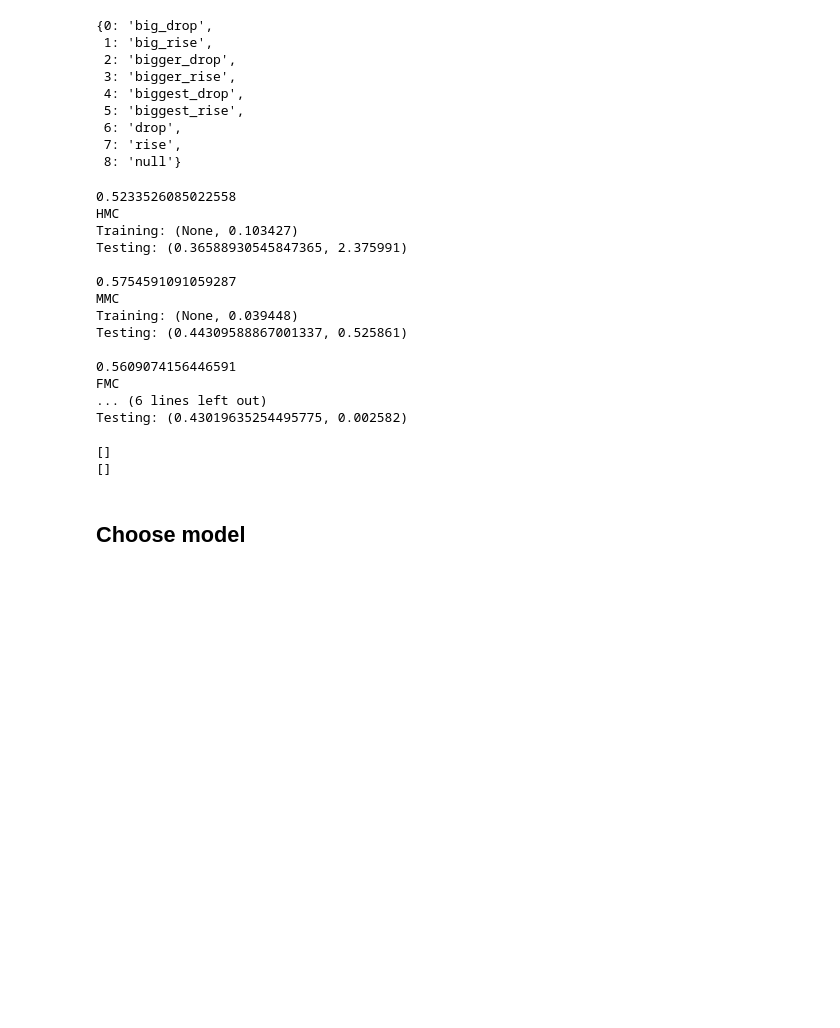
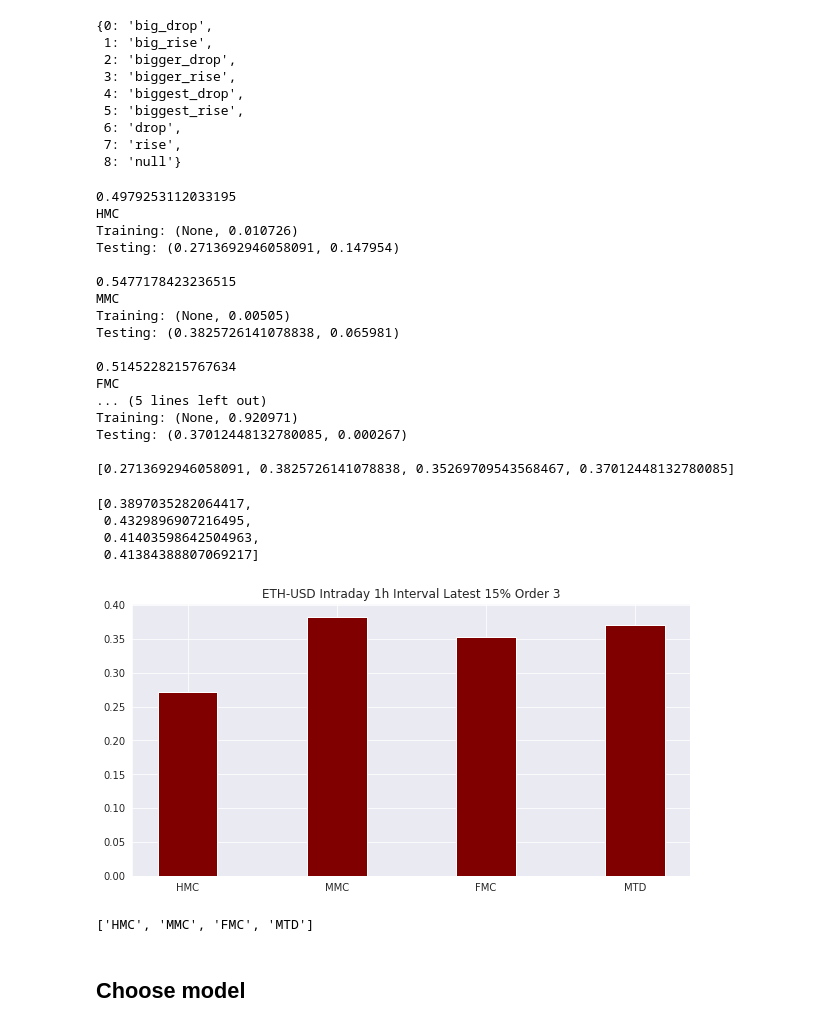
Before and after one commit to forksup/MMC_Research, a Jupyter notebook: Example_Notebooks/experiment_on_bitcoin_price.ipynb, the cells around one changed output. Drawn from its saved outputs; the diff is of its cells as text; code cells hidden in the pictures; blank space fills up the shorter version.

```diff
--- a/Example_time_series.ipynb
+++ b/Example_Notebooks/experiment_on_bitcoin_price.ipynb
@@ -63,9 +64,12 @@ df.dropna(inplace=True)
 import requests
 import pandas as pd
 
-def get_crypto_price(symbol, exchange, start_date = None):
+interval = "1h"
+symbol = "ETH-USD"
+def get_crypto_price(symbol, exchange,interval, start_date = None):
     api_key = 'QEUZDNSCRV22B7VL'
-    api_url = f'https://eodhistoricaldata.com/api/intraday/BTC-USD.CC?api_token=630d712fd8bd74.01254339&interval=5m&fmt=json'
+    api_url = f'https://eodhistoricaldata.com/api/intraday/{symbol}.CC?api_token=630d712fd8bd74.01254339&interval={interval}&fmt=json'
+    #print(requests.get(api_url).text)
     raw_df = requests.get(api_url).json()
     df = pd.DataFrame(raw_df)
     #df = df.rename(columns = {'1a. open (USD)': 'open', '2a. high (USD)': 'high', '3a. low (USD)': 'low', '4a. close (USD)': 'close', '5. volume': 'volume'})
@@ -74,7 +78,7 @@ def get_crypto_price(symbol, exchange, start_date = None):
     #df = df.iloc[::-1].drop(['1b. open (USD)', '2b. high (USD)', '3b. low (USD)', '4b. close (USD)', '6. market cap (USD)'], axis = 1)
     return df
 
-df = get_crypto_price(symbol = 'BTC', exchange = 'USD')
+df = get_crypto_price(symbol = symbol, exchange = 'USD', interval = interval)
 df['Change'] = df['close'].diff()
 
 df['Change_enc'] = np.nan
@@ -90,6 +94,10 @@ df.loc[df.Change >= std, 'Change_enc'] = 'big_rise'
 df.loc[df.Change >= 2*std, 'Change_enc'] = 'bigger_rise'
 df.loc[df.Change >= 3*std, 'Change_enc'] = 'biggest_rise'
 
+# New York
+# London
+# Asia
+
 #df.loc[df.Change.between(-5, 5), 'Change_enc'] = 'NO_CHANGE'
 
 df.dropna(inplace=True)
@@ -130,7 +124,7 @@ bics = []
 # %%
 from sklearn.model_selection import train_test_split
 
-order = 4
+order = 3
 
 sc = SequenceCutter(order)
 x, y = sc.transform(df.Change_enc.values)
@@ -159,9 +153,6 @@ X_train, X_test, y_train, y_test = x_tr[div:, :],x_tr[:div, :], y_tr[div:], y_tr
 #X_train, y_train = x_tr, y_tr
 #X_test, y_test = x_tr, y_tr
 amount_to_average = 1
-
-training_master = []
-testing_master = []
 
 sgo_type = "greedy"
 methods = [HMC, MMC, FMC, MTD] #FMC]
@@ -179,7 +170,8 @@ for _ in range(amount_to_average):
         model = m(state_count, order=order)
         training = MarkovChain.calculate_time(model.train, args_training)
         testing = MarkovChain.calculate_time(model.test, args_testing)
-
+        #results_training.append(training[0])
+        results_testing.append(testing[0])
 
         pred_res = model.predict(X_test)
         count = 0
@@ -198,25 +190,22 @@ for _ in range(amount_to_average):
         print(f"Testing: {testing}")
         print("")
 
-    print(results_training)
     print(results_testing)
-    training_master.append(results_training)
-    testing_master.append(results_testing)
 # %% [output]
-0.5233526085022558
+0.4979253112033195
 HMC
-Training: (None, 0.103427)
-Testing: (0.36588930545847365, 2.375991)
+Training: (None, 0.010726)
+Testing: (0.2713692946058091, 0.147954)
 
-0.5754591091059287
+0.5477178423236515
 MMC
-Training: (None, 0.039448)
-Testing: (0.44309588867001337, 0.525861)
+Training: (None, 0.00505)
+Testing: (0.3825726141078838, 0.065981)
 
-0.5609074156446591
+0.5145228215767634
 FMC
-... (6 lines left out)
-Testing: (0.43019635254495775, 0.002582)
+... (5 lines left out)
+Training: (None, 0.920971)
+Testing: (0.37012448132780085, 0.000267)
 
-[]
-[]
+[0.2713692946058091, 0.3825726141078838, 0.35269709543568467, 0.37012448132780085]
@@ -225,3 +212,29 @@ X_train
+# %%
+results_testing
+# %% [output]
+[0.3897035282064417,
+ 0.4329896907216495,
+ 0.41403598642504963,
+ 0.41384388807069217]
+# %%
+
+def create_bar_graph(data, title, types):
+    plt.figure(figsize=(10, 5))
+
+    # creating the bar plot
+    plt.bar(types, data, color='maroon',
+            width=0.4)
+
+    plt.title(title)
+    plt.show()
+
+create_bar_graph(results_testing, f"{symbol} Intraday {interval} Interval Latest 15% Order {order}", [m.__name__ for m in methods])
+# %% [output]
+[figure, added]
+# %%
+[m.__name__ for m in methods]
+# %% [output]
+['HMC', 'MMC', 'FMC', 'MTD']
 # %% [markdown]
 ## Choose model
 # %%
```
Also changed, not shown: parts of 3 cells of this notebook, 5 other files.
